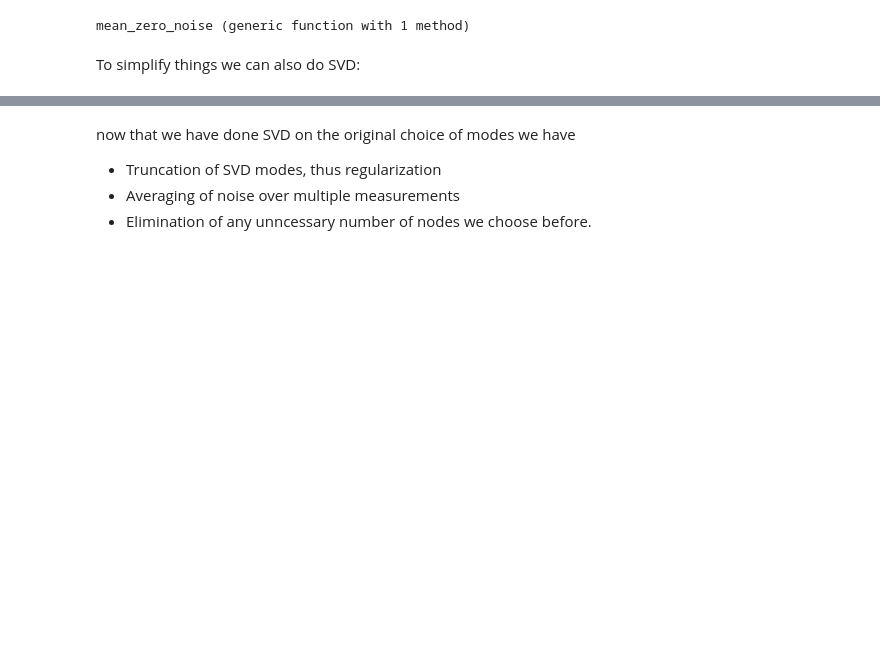
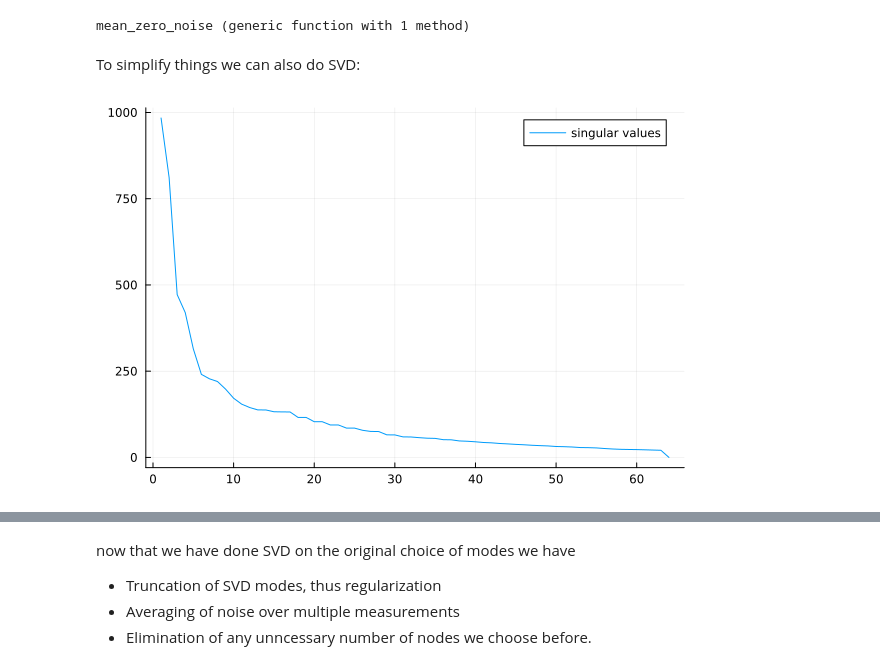
Before and after one commit to DanielBoigk/EITwithTV, a Jupyter notebook: EITwithTV.ipynb, the cells around one changed output, grey strips where cells are left out. Drawn from its saved outputs; the diff is of its cells as text; code cells hidden in the pictures; blank space fills up the shorter version.

```diff
--- a/EITwithTV.ipynb
+++ b/EITwithTV.ipynb
@@ -306,18 +306,24 @@ mean_zero_noise (generic function with 1 method)
 To simplify things we can also do SVD:
 # %%
 # reduce the number of modes according to used SVD modes
-#=
+
+# This SVD implementation is not correct
 F, Σ, G_small, Λ, num_modes = do_svd(F,G_small)
 # Apply singular Values:
 G = zeros(ndofs(dh),num_modes)
 F_big = copy(G)
 for i in 1:num_modes
     G[:,i] = up(G_small[:,i])
-    F_big[:,i] = up(F[:,i])
+
+end
+F_Big  = K_true \ G
+for i in 1:num_modes
+    F[:,i] = down(F_big[:,i])
 end
 # We can also plot the singular values
 plot(Σ, label = "singular values")
-=#
+# %% [output]
+[figure, added]
 # %%
 # Do sanity check of where you did svd right.
 norm_svd = norm((K_true \ G[:,1]) - F_big[:,1] )
```
Also changed, not shown: parts of 10 cells of this notebook.
